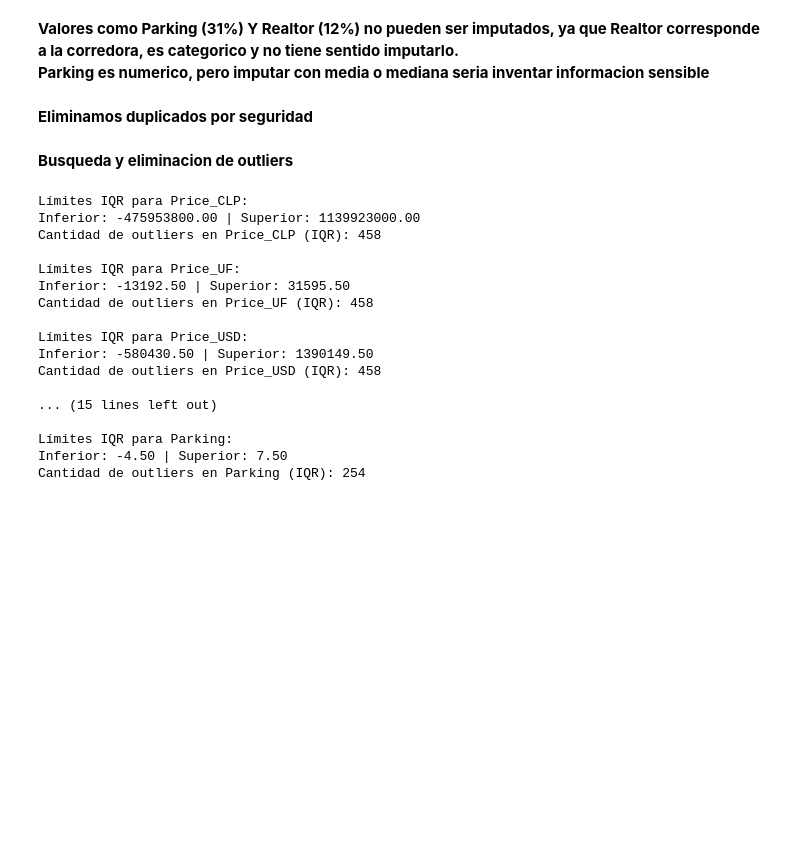
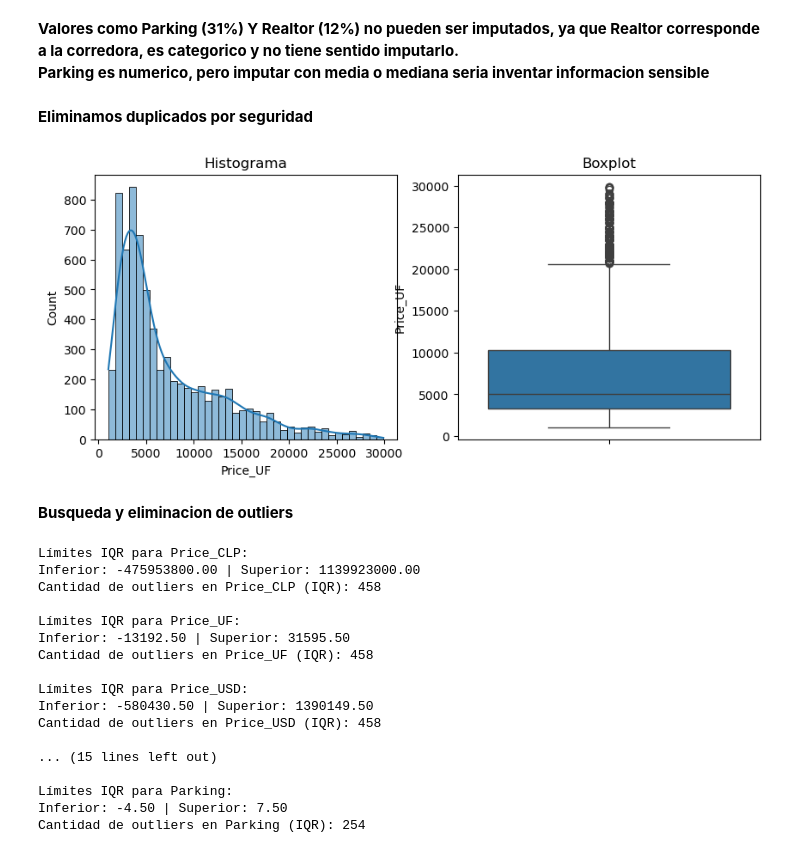
Before and after one commit to FMaulen/propiedades-chile, a Jupyter notebook: notebooks/EDA_Analysis.ipynb, the cells around one changed output. Drawn from its saved outputs; the diff is of its cells as text; code cells hidden in the pictures; blank space fills up the shorter version.

Commit message:
Agrega bigote e histograma, Fix Load Data

```diff
--- a/notebooks/EDA_Analysis.ipynb
+++ b/notebooks/EDA_Analysis.ipynb
@@ -206,6 +206,19 @@ df_clean['Realtor'] = df_clean['Realtor'].fillna('Desconocido')
 **Eliminamos duplicados por seguridad**
 # %%
 df_clean = df_clean.drop_duplicates()
+# %%
+# Graficamos un Histograma y un Boxplot
+plt.figure(figsize=(10, 4))
+plt.subplot(1, 2, 1)
+sns.histplot(df_clean['Price_UF'], kde=True) # Ver la forma (Distribución)
+plt.title("Histograma")
+
+plt.subplot(1, 2, 2)
+sns.boxplot(y=df_clean['Price_UF']) # El Boxplot marca outliers con puntos
+plt.title("Boxplot")
+plt.show()
+# %% [output]
+[figure, added]
 # %% [markdown]
 **Busqueda y eliminacion de outliers**
 # %%
```
Also changed, not shown: parts of 2 cells of this notebook, 1 other file.
